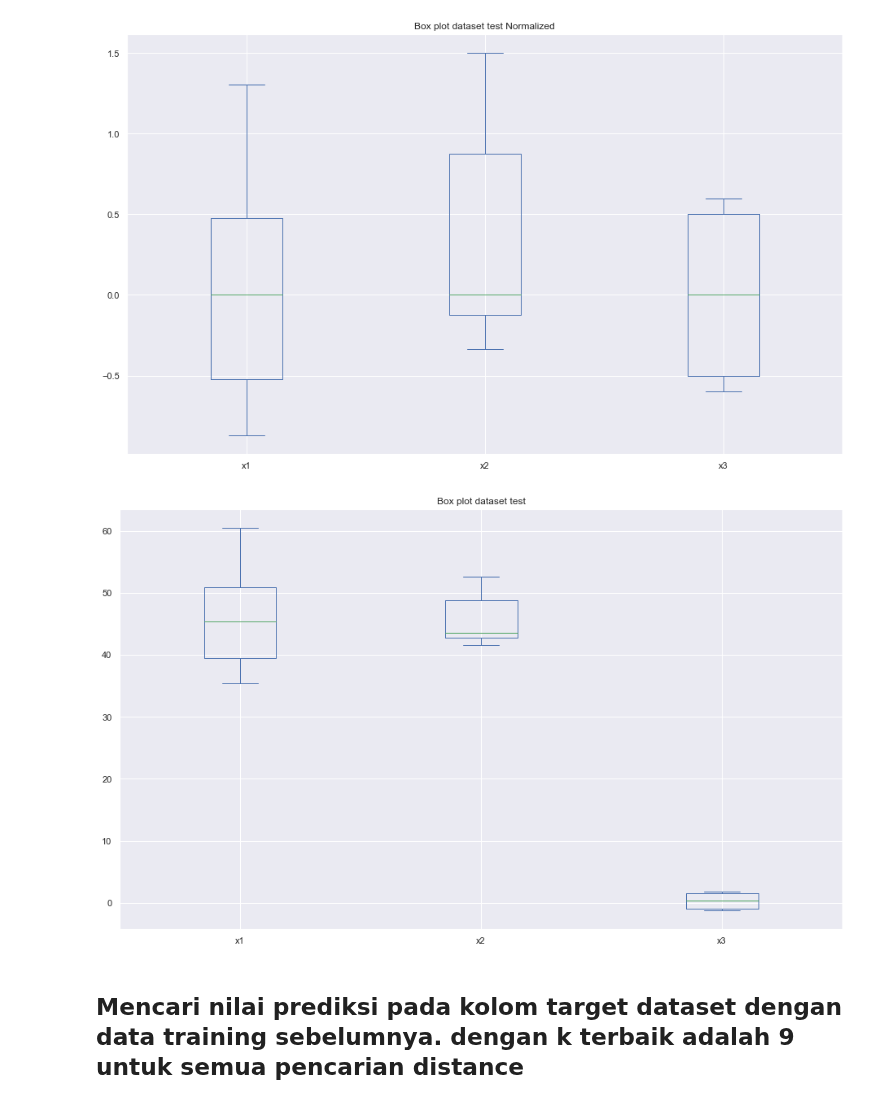
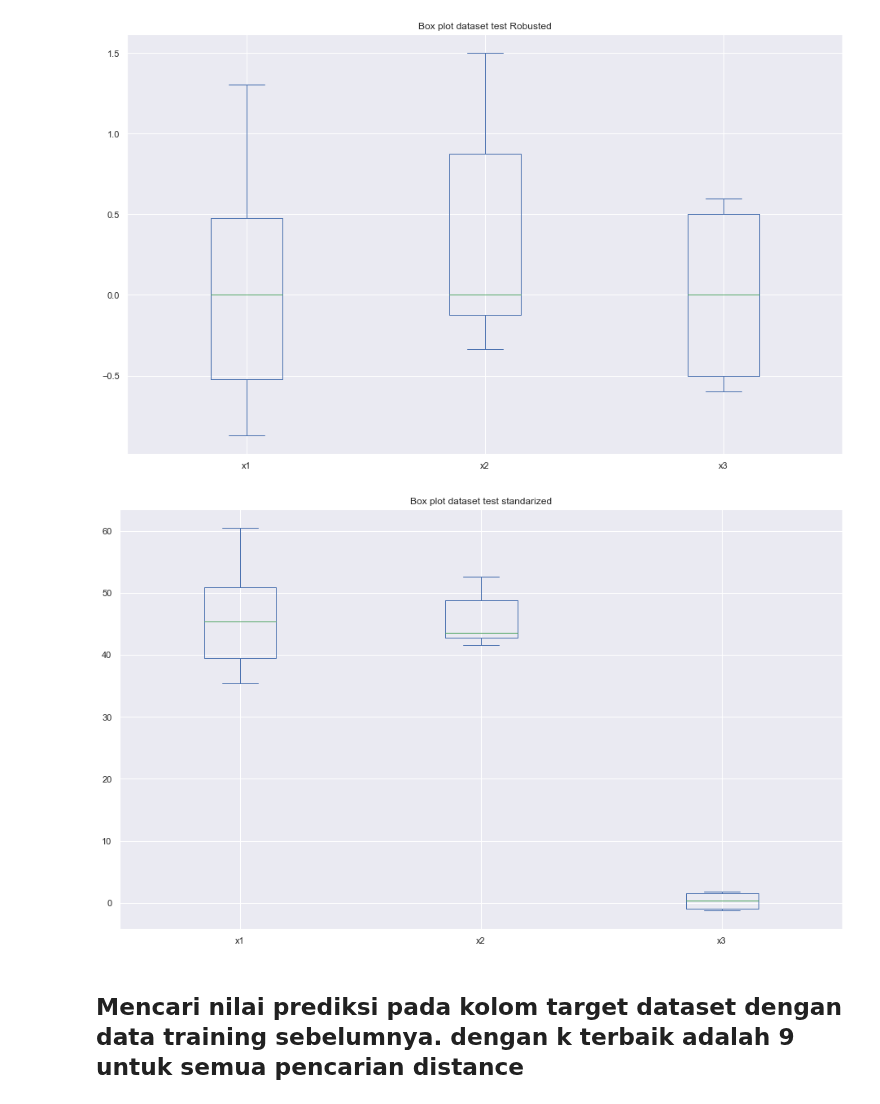
Before and after one commit to khalilullahalfaath/AI_Tubes-03-Learning, a Jupyter notebook: AI_Kelompok_15_Learning.ipynb, the cells around one changed output. Saved outputs shown, nothing was run; the diff lists cells and outputs as text; code cells hidden in the pictures.

```diff
--- a/AI_Kelompok_15_Learning.ipynb
+++ b/AI_Kelompok_15_Learning.ipynb
@@ -662,9 +662,9 @@ ax = dataTestRobusted[['x1', 'x2', 'x3']].plot(kind='box', title='Box plot datas
 # %%
 plt.rcParams["figure.figsize"] = [13, 8]
 plt.rcParams["figure.autolayout"] = True
-ax = dataTestStandarized[['x1', 'x2', 'x3']].plot(kind='box', title='Box plot dataset test')
+ax = dataTestStandarized[['x1', 'x2', 'x3']].plot(kind='box', title='Box plot dataset test standarized')
 # %% [output]
-[figure, old version]
+[figure, new version]
 # %% [markdown]
 ## Mencari nilai prediksi pada kolom target dataset dengan data training sebelumnya. dengan k terbaik adalah 9 untuk semua pencarian distance
 # %%
```
Also changed, not shown: parts of 4 cells of this notebook.
